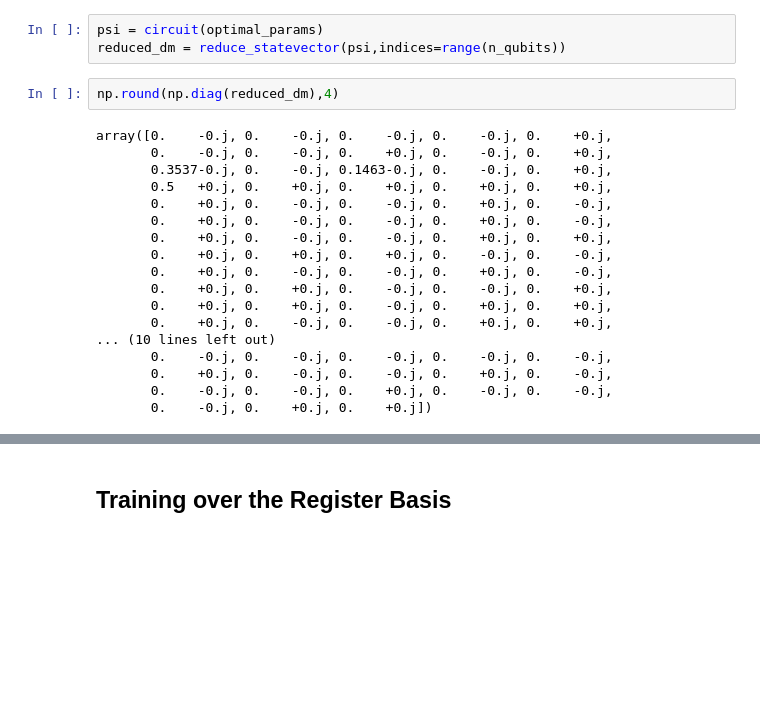
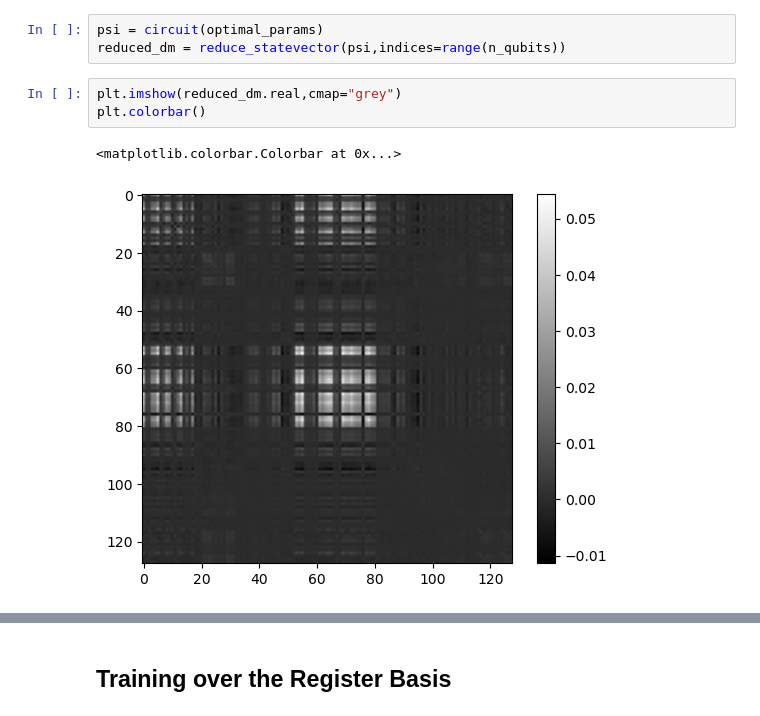
Before and after one commit to Ak-ash22/qcbm_hiwi, a Jupyter notebook: qcbm_project/bars_stripes_cat/pytorch_code_hearts.ipynb, the cells around one changed output, grey strips where cells are left out. Drawn from its saved outputs; the diff is of its cells as text; blank space fills up the shorter version.

```diff
--- a/qcbm_project/bars_stripes_cat/pytorch_code_hearts.ipynb
+++ b/qcbm_project/bars_stripes_cat/pytorch_code_hearts.ipynb
@@ -213,23 +222,9 @@ The model converges to the Trace Distance Loss of 0.16666659082731775
 # %%
 psi = circuit(optimal_params)
 reduced_dm = reduce_statevector(psi,indices=range(n_qubits))
-# %%
-np.round(np.diag(reduced_dm),4)
-# %% [output]
-array([0.    -0.j, 0.    -0.j, 0.    -0.j, 0.    -0.j, 0.    +0.j,
-       0.    -0.j, 0.    -0.j, 0.    +0.j, 0.    -0.j, 0.    +0.j,
-       0.3537-0.j, 0.    -0.j, 0.1463-0.j, 0.    -0.j, 0.    +0.j,
-       0.5   +0.j, 0.    +0.j, 0.    +0.j, 0.    +0.j, 0.    +0.j,
-       0.    +0.j, 0.    -0.j, 0.    -0.j, 0.    +0.j, 0.    -0.j,
-       0.    +0.j, 0.    -0.j, 0.    -0.j, 0.    +0.j, 0.    -0.j,
-       0.    +0.j, 0.    -0.j, 0.    -0.j, 0.    +0.j, 0.    +0.j,
-       0.    +0.j, 0.    +0.j, 0.    +0.j, 0.    -0.j, 0.    -0.j,
-       0.    +0.j, 0.    -0.j, 0.    -0.j, 0.    +0.j, 0.    -0.j,
-       0.    +0.j, 0.    +0.j, 0.    -0.j, 0.    -0.j, 0.    +0.j,
-       0.    +0.j, 0.    +0.j, 0.    -0.j, 0.    +0.j, 0.    +0.j,
-       0.    +0.j, 0.    -0.j, 0.    -0.j, 0.    +0.j, 0.    +0.j,
-... (10 lines left out)
-       0.    -0.j, 0.    -0.j, 0.    -0.j, 0.    -0.j, 0.    -0.j,
-       0.    +0.j, 0.    -0.j, 0.    -0.j, 0.    +0.j, 0.    -0.j,
-       0.    -0.j, 0.    -0.j, 0.    +0.j, 0.    -0.j, 0.    -0.j,
-       0.    -0.j, 0.    +0.j, 0.    +0.j])
+# %%
+plt.imshow(reduced_dm.real,cmap="grey")
+plt.colorbar()
+# %% [output]
+<matplotlib.colorbar.Colorbar at 0x...>
+[figure, added]
```
Also changed, not shown: parts of 26 cells of this notebook, 2 other files.
